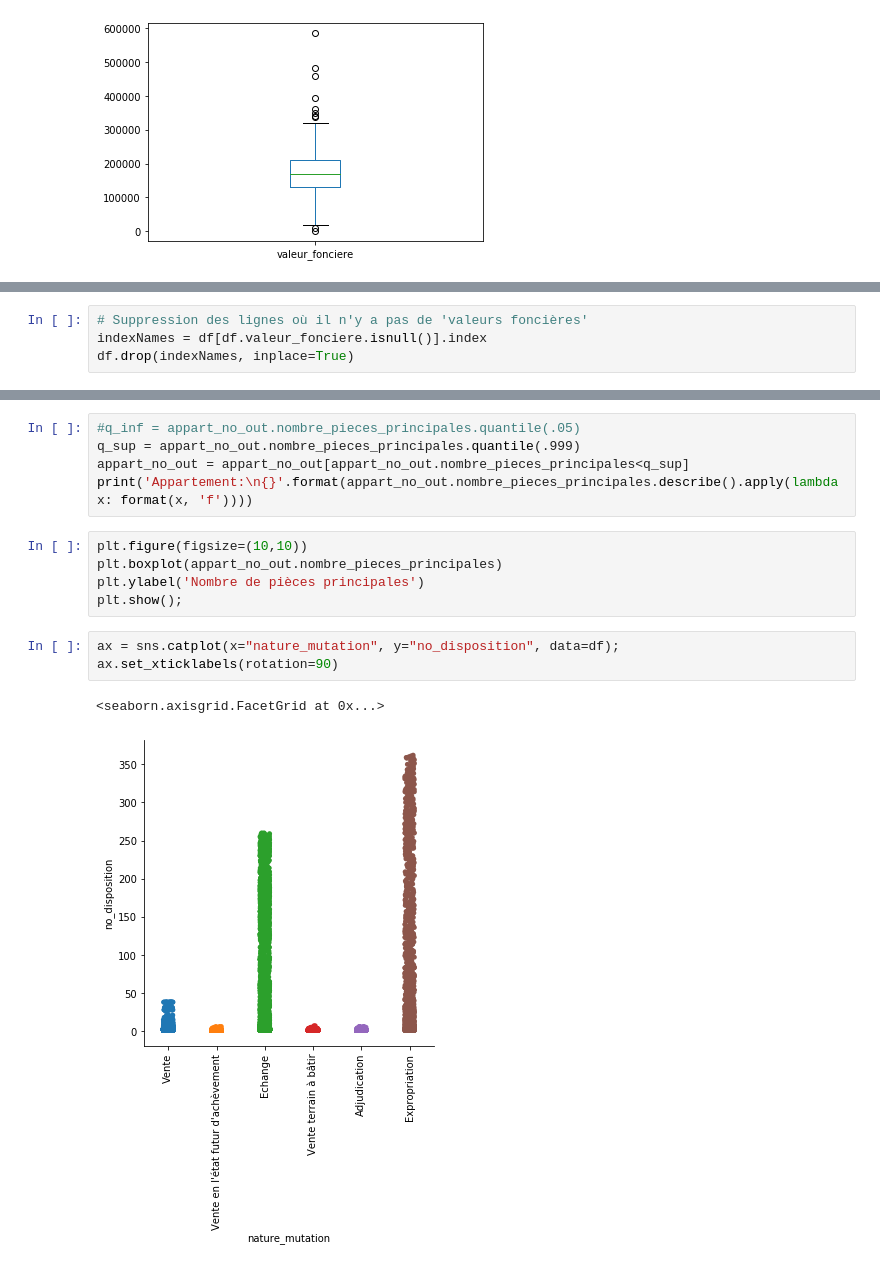
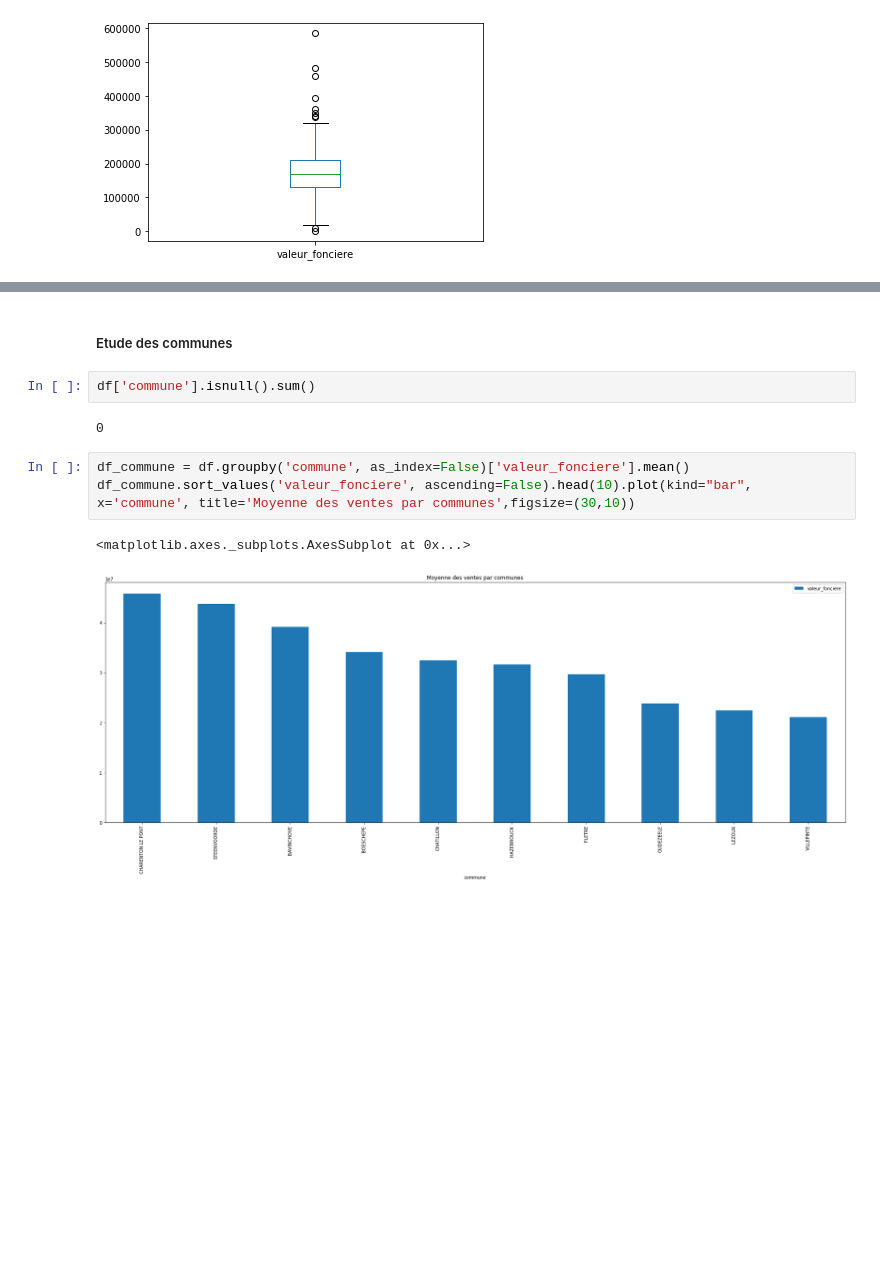
Before and after one commit to houseofai/french-realestate-price-prediction, a Jupyter notebook: Valeurs Foncieres Francaise - EDA.ipynb, the cells around one changed output, grey strips where cells are left out. Cells and saved outputs as stored; diff of their text form; blank space fills up the shorter version.

```diff
--- a/Valeurs Foncieres Franccaise - EDA.ipynb
+++ b/Valeurs Foncieres Francaise - EDA.ipynb
@@ -545,4 +542,0 @@ df.select_dtypes(exclude=['object']).describe()
-# %%
-# Suppression des lignes où il n'y a pas de 'valeurs foncières'
-indexNames = df[df.valeur_fonciere.isnull()].index
-df.drop(indexNames, inplace=True)
@@ -619,16 +543,12 @@ Suppression des biens avec des nombres de pièces hors-norme (ex:63)
-# %%
-#q_inf = appart_no_out.nombre_pieces_principales.quantile(.05)
-q_sup = appart_no_out.nombre_pieces_principales.quantile(.999)
-appart_no_out = appart_no_out[appart_no_out.nombre_pieces_principales<q_sup]
-print('Appartement:\n{}'.format(appart_no_out.nombre_pieces_principales.describe().apply(lambda x: format(x, 'f'))))
-# %%
-plt.figure(figsize=(10,10))
-plt.boxplot(appart_no_out.nombre_pieces_principales)
-plt.ylabel('Nombre de pièces principales')
-plt.show();
-# %%
-ax = sns.catplot(x="nature_mutation", y="no_disposition", data=df);
-ax.set_xticklabels(rotation=90)
-# %% [output]
-<seaborn.axisgrid.FacetGrid at 0x...>
-[figure, removed]
+# %% [markdown]
+##### Etude des communes
+# %%
+df['commune'].isnull().sum()
+# %% [output]
+0
+# %%
+df_commune = df.groupby('commune', as_index=False)['valeur_fonciere'].mean()
+df_commune.sort_values('valeur_fonciere', ascending=False).head(10).plot(kind="bar", x='commune', title='Moyenne des ventes par communes',figsize=(30,10))
+# %% [output]
+<matplotlib.axes._subplots.AxesSubplot at 0x...>
+[figure, added]
```
Also changed, not shown: parts of 21 cells of this notebook.
